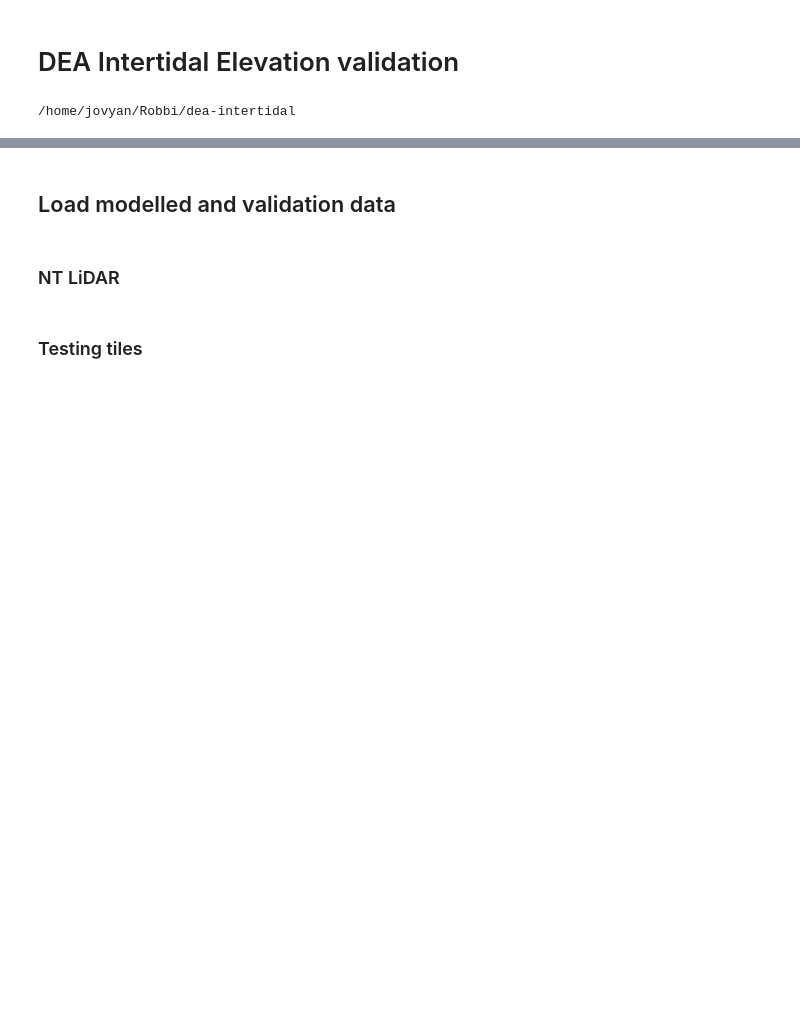
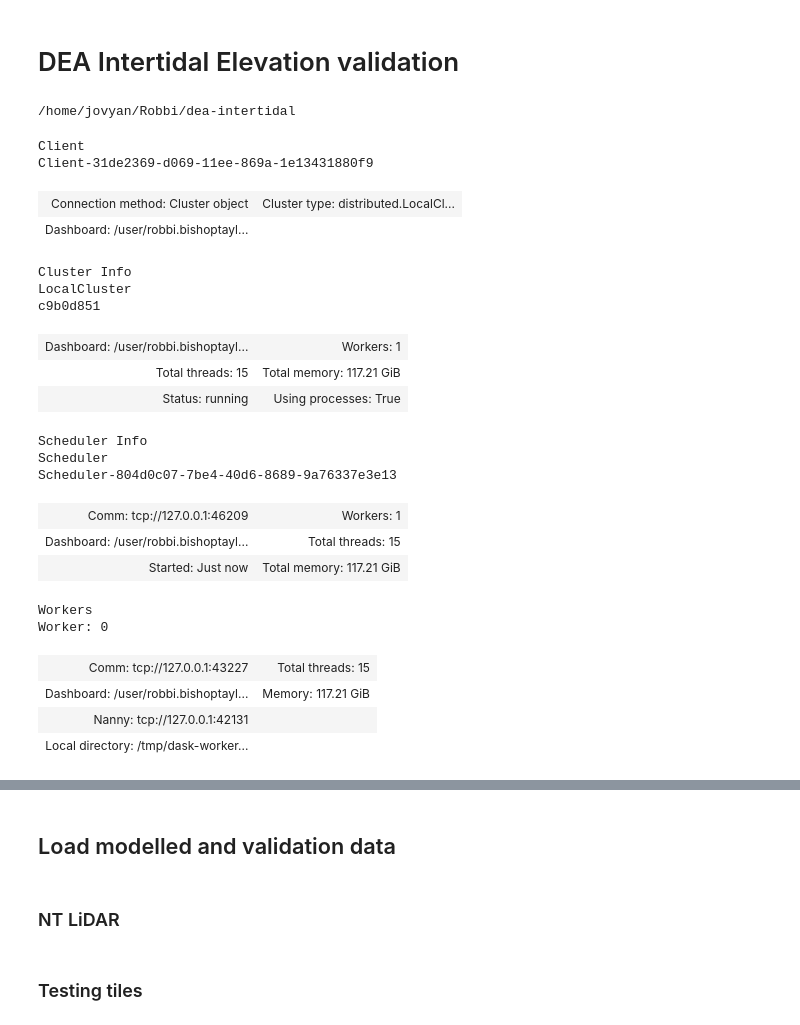
Before and after one commit to GeoscienceAustralia/dea-intertidal, a Jupyter notebook: notebooks/validation/Intertidal_elevation_validation.ipynb, the cells around one changed output, grey strips where cells are left out. Drawn from its saved outputs; the diff is of its cells as text; code cells hidden in the pictures; blank space fills up the shorter version.

```diff
--- a/notebooks/validation/Intertidal_elevation_validation.ipynb
+++ b/notebooks/validation/Intertidal_elevation_validation.ipynb
@@ -9,35 +9,42 @@ pip install -r requirements.in --quiet
 # %%
 %load_ext autoreload
 %autoreload 2
 
 import rioxarray
 import numpy as np
 import pandas as pd
 import matplotlib.pyplot as plt
+import geopandas as gpd
 
 import odc.geo.xr
 from odc.geo.geobox import GeoBox
-from odc.geo.geom import BoundingBox
+from odc.geo.geom import BoundingBox, Geometry
+from dea_tools.datahandling import load_reproject
+from dea_tools.dask import create_local_dask_cluster
 
 from intertidal.validation import eval_metrics, map_raster, preprocess_validation
 
-
-def load_reproject(
-    path, gbox, name=None, chunks={"x": 2048, "y": 2048}, **reproj_kwargs
-):
-    """
-    Load and reproject part of a raster dataset into a given GeoBox.
-    """
-    ds = (
-        rioxarray.open_rasterio(
-            path,
-            masked=True,
-            chunks=chunks,
-        )
-        .squeeze("band")
-        .odc.reproject(how=gbox, **reproj_kwargs)
-        .compute()
-    )
-    ds.name = name
-
-    return ds
+client = create_local_dask_cluster(return_client=True)
+# %% [output]
+Client
+Client-31de2369-d069-11ee-869a-1e13431880f9
+| Connection method: Cluster object | Cluster type: distributed.LocalCl... |
+| Dashboard: /user/robbi.bishoptayl... |  |
+Cluster Info
+LocalCluster
+c9b0d851
+| Dashboard: /user/robbi.bishoptayl... | Workers: 1 |
+| Total threads: 15 | Total memory: 117.21 GiB |
+| Status: running | Using processes: True |
+Scheduler Info
+Scheduler
+Scheduler-804d0c07-7be4-40d6-8689-9a76337e3e13
+| Comm: tcp://127.0.0.1:46209 | Workers: 1 |
+| Dashboard: /user/robbi.bishoptayl... | Total threads: 15 |
+| Started: Just now | Total memory: 117.21 GiB |
+Workers
+Worker: 0
+| Comm: tcp://127.0.0.1:43227 | Total threads: 15 |
+| Dashboard: /user/robbi.bishoptayl... | Memory: 117.21 GiB |
+| Nanny: tcp://127.0.0.1:42131 |  |
+| Local directory: /tmp/dask-worker... |  |
```
Also changed, not shown: parts of 8 cells of this notebook, 2 other files.
